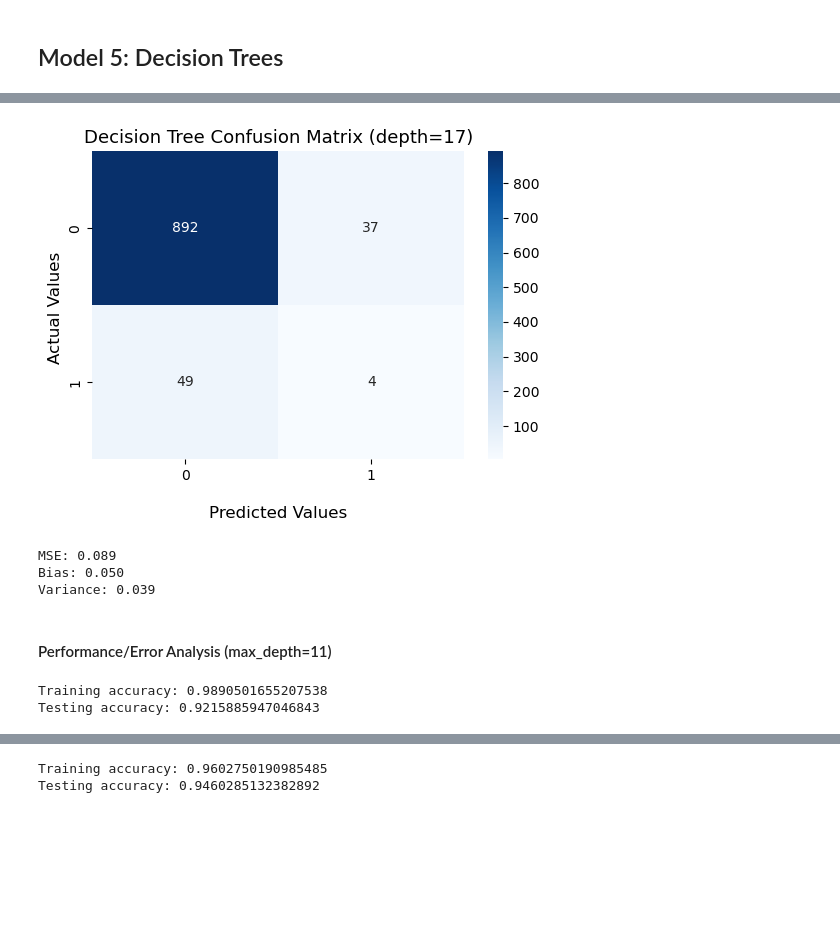
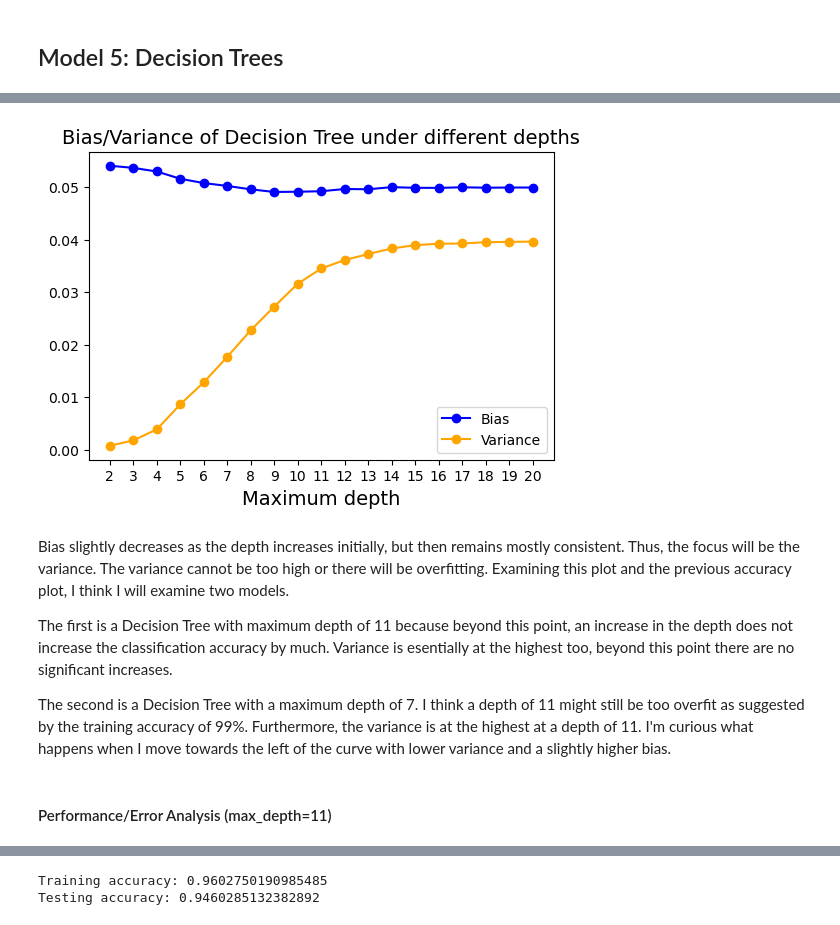
Before and after one commit to kary5678/INDE-577, a Jupyter notebook: supervised-learning/class_exercise_3-31/stroke_classifier.ipynb, the cells around one changed output, grey strips where cells are left out. Drawn from its saved outputs; the diff is of its cells as text; code cells hidden in the pictures; blank space fills up the shorter version.

```diff
--- a/supervised-learning/class_exercise_3-31/stroke_classifier.ipynb
+++ b/supervised-learning/class_exercise_3-31/stroke_classifier.ipynb
@@ -326,24 +314,30 @@ Testing accuracy: 0.9124236252545825
-# %%
-y_pred = decision_tree17.predict(X_test)
-plot_confusion_matrix(y_test, y_pred)
-plt.title("Decision Tree Confusion Matrix (depth=17)", fontsize = 13)
-plt.show()
-# %% [output]
-[figure, removed]
-# %%
-print_bias_variance(decision_tree17, X_train, y_train, X_test, y_test)
-# %% [output]
-MSE: 0.089
-Bias: 0.050
-Variance: 0.039
+# %%
+# Obtain the bias/variance for each max_depth Decision Tree for plotting
+biases = []
+variances = []
+for d in possible_depth:
+    tree_model = DecisionTreeClassifier(max_depth = d, random_state = 42)
+    tree_model.fit(X_train, y_train)
+    _, bias, var = bias_variance_decomp(tree_model,
+        X_train.values, y_train.values, X_test.values, y_test.values, loss = 'mse', random_seed = 123)
+    biases.append(bias)
+    variances.append(var)
+# %%
+plt.figure(figsize = (6, 4))
+plt.plot(possible_depth, biases, color = 'blue', marker = "o", label = "Bias")
+plt.plot(possible_depth, variances, color = 'orange', marker = "o", label = "Variance")
+plt.title("Bias/Variance of Decision Tree under different depths", fontsize = 14)
+plt.xlabel('Maximum depth', fontsize = 14)
+plt.xticks(possible_depth)
+plt.legend(loc = "lower right")
+plt.show()
+# %% [output]
+[figure, added]
+# %% [markdown]
+Bias slightly decreases as the depth increases initially, but then remains mostly consistent. Thus, the focus will be the variance. The variance cannot be too high or there will be overfitting. Examining this plot and the previous accuracy plot, I think I will examine two models.
+
+The first is a Decision Tree with maximum depth of 11 because beyond this point, an increase in the depth does not increase the classification accuracy by much. Variance is esentially at the highest too, beyond this point there are no significant increases.
+
+The second is a Decision Tree with a maximum depth of 7. I think a depth of 11 might still be too overfit as suggested by the training accuracy of 99%. Furthermore, the variance is at the highest at a depth of 11. I'm curious what happens when I move towards the left of the curve with lower variance and a slightly higher bias.
 # %% [markdown]
 #### Performance/Error Analysis (max_depth=11)
-# %%
-decision_tree11 = DecisionTreeClassifier(max_depth = 11, random_state = 42)
-decision_tree11.fit(X_train, y_train)
-
-print("Training accuracy:", decision_tree11.score(X_train, y_train))
-print("Testing accuracy:", decision_tree11.score(X_test, y_test))
-# %% [output]
-Training accuracy: 0.9890501655207538
-Testing accuracy: 0.9215885947046843
```
Also changed, not shown: parts of 63 cells of this notebook.
